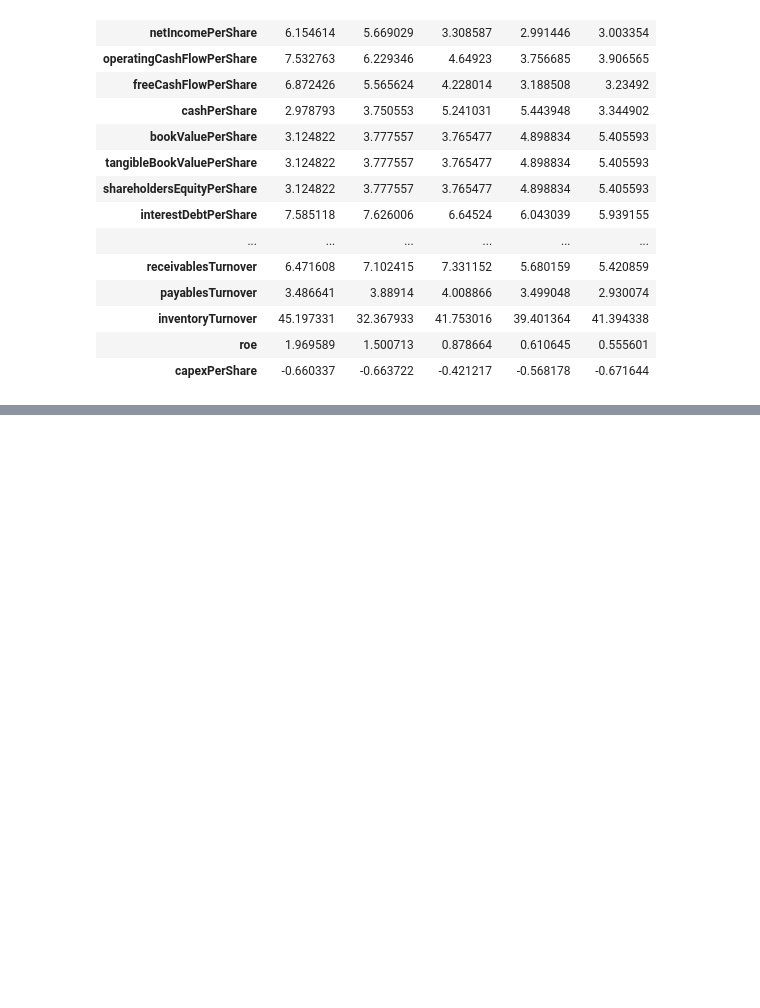
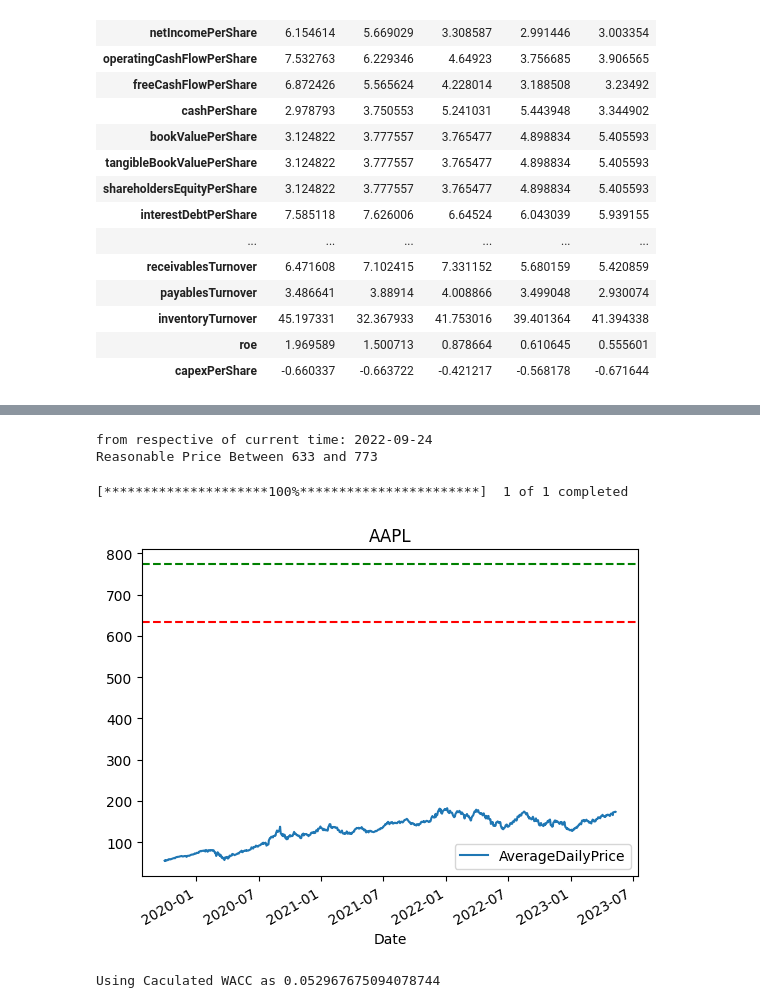
Before and after one commit to mikecai020418/Equity-PriceAnalysis, a Jupyter notebook: project.ipynb, the cells around one changed output, grey strips where cells are left out. Saved outputs shown, nothing was run; the diff lists cells and outputs as text; code cells hidden in the pictures; blank space fills up the shorter version.

```diff
--- a/project.ipynb
+++ b/project.ipynb
@@ -520,8 +498,9 @@ Risk_Free_Rate=0.0346
 # # Store the risk-free rate in a variable
 # Risk_Free_Rate = risk_free_rate
 
-Beta=input("What is the Beta of Your Company")
-Beta=float(Beta)
+Beta=yf.Ticker(ticker).info.get('beta')
+#Beta=input("What is the Beta of Your Company")
+#Beta=float(Beta)
 # Beta is a measure used in fundamental analysis to determine
 # the volatility of an asset or portfolio in relation to the overall market.
 # The overall market has a beta of 1.0, and individual stocks are ranked
@@ -556,7 +535,7 @@ Terminal_Value=(a*(1+Perpetual_Growth))/(Required_Return-Perpetual_Growth)
 Back_Up_Free_Cash_Flow.append(Terminal_Value)
 Back_Up_Time_List.append(Back_Up_Time_List[-1])
 
-period=1;
+period=1
 Present_Value_Total=[]
 for i in range(0,len(Back_Up_Free_Cash_Flow)):
     Present_Value_Now=Back_Up_Free_Cash_Flow[i]/((1+Required_Return)**(i+1))
@@ -574,24 +553,32 @@ Final_Price_Between.append(abs(Final_Price)*(0.9))
 time_of_current=df_cash_flow_statement.loc['operatingCashFlow'].index[0]
 print(f"from respective of current time: {time_of_current} ")
 print(f"Reasonable Price Between {round(Final_Price_Between[1])} and {round(Final_Price_Between[0])}")
+# %% [output]
+from respective of current time: 2022-09-24
+Reasonable Price Between 633 and 773
 # %%
 
 start_date = df_cash_flow_statement.loc['operatingCashFlow'].index[3]
 
 data = yf.download(ticker, start_date)
+#use yahoo finance to get the historical stock price data
 
-data['AverageDailyPrice']=(data['Open']+data['High'])/2
-data['AverageDailyPrice']
+data['AverageDailyPrice']=(data['Open']+data['High'])/2 #create a column for average daily price
+#data['AverageDailyPrice']
 
-ax =data.plot(y='AverageDailyPrice')
+ax =data.plot(y='AverageDailyPrice') #plot the average daily price
 plt.title(f"{ticker}")
 plt.xlabel(data.index.name)
 
-ax.axhline(y=Final_Price_Between[1], color='red', linestyle='--')
-ax.axhline(y=Final_Price_Between[0], color='green', linestyle='--')
+ax.axhline(y=Final_Price_Between[1], color='red', linestyle='--') #plot the projected lowest price
+ax.axhline(y=Final_Price_Between[0], color='green', linestyle='--') #plot the projected highest price
 
 # vline_timestamp = time_of_current
 # ax.axvline(x=vline_timestamp, color='blue', linestyle='-.')
 
 plt.show()
-print("Using Caculated WACC as"+f"{Required_Return}")
+print("Using Caculated WACC as "+f"{Required_Return}")
+# %% [output]
+[*********************100%***********************]  1 of 1 completed
+[figure, added]
+Using Caculated WACC as 0.052967675094078744
```
Also changed, not shown: parts of 3 cells of this notebook.
